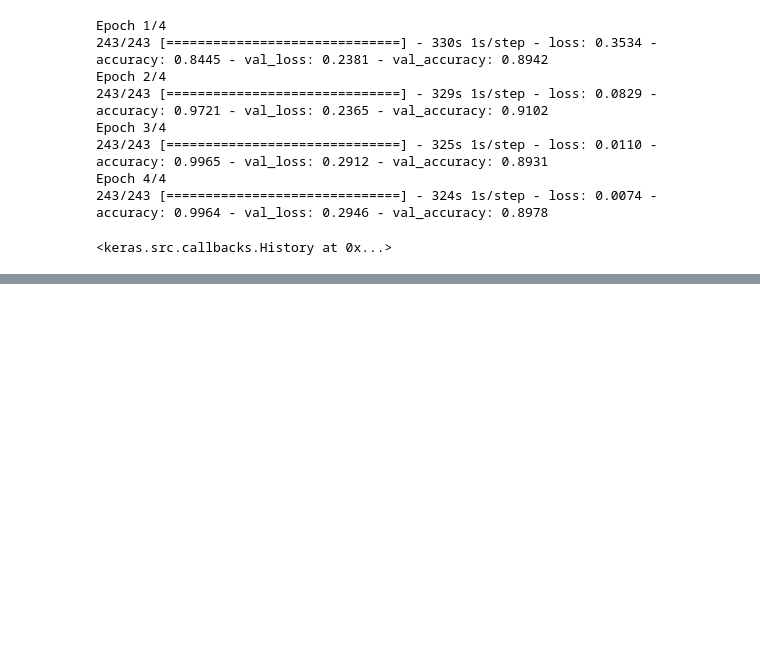
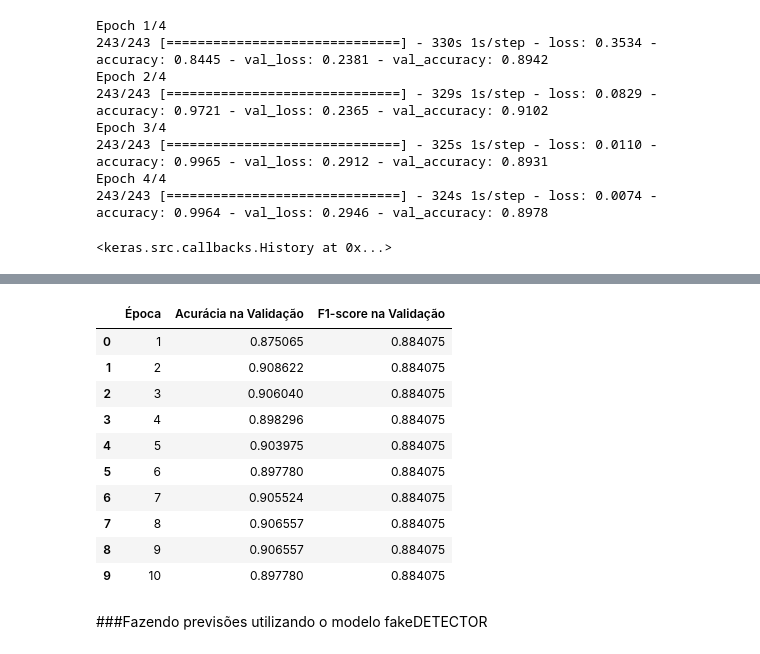
Before and after one commit to Edvandro-Nogueira/TCC-Univesp, a Jupyter notebook: TCC_Modelo_fakeDETECTOR.ipynb, the cells around one changed output, grey strips where cells are left out. Saved outputs shown, nothing was run; the diff lists cells and outputs as text; code cells hidden in the pictures; blank space fills up the shorter version.

```diff
--- a/TCC_Modelo_fakeDETECTOR.ipynb
+++ b/TCC_Modelo_fakeDETECTOR.ipynb
@@ -383,0 +584,30 @@ Epoch 2/2
+# %%
+#Resultado em um dataframe
+results3 = []
+
+for i, acc in enumerate(history3.history['accuracy']):
+    result = {
+        'Época': i + 1,
+        #'Acurácia no Treino': acc,
+        #'F1-score no Treino': train_f1_scores[i],
+        'Acurácia na Validação': history3.history['val_accuracy'][i],
+        'F1-score na Validação': val_f1_scores[i]
+    }
+    results3.append(result)
+
+df_results3 = pd.DataFrame(results3)
+df_results3
+# %% [output]
+|  | Época | Acurácia na Validação | F1-score na Validação |
+| 0 | 1 | 0.875065 | 0.884075 |
+| 1 | 2 | 0.908622 | 0.884075 |
+| 2 | 3 | 0.906040 | 0.884075 |
+| 3 | 4 | 0.898296 | 0.884075 |
+| 4 | 5 | 0.903975 | 0.884075 |
+| 5 | 6 | 0.897780 | 0.884075 |
+| 6 | 7 | 0.905524 | 0.884075 |
+| 7 | 8 | 0.906557 | 0.884075 |
+| 8 | 9 | 0.906557 | 0.884075 |
+| 9 | 10 | 0.897780 | 0.884075 |
+# %% [markdown]
+###Fazendo previsões utilizando o modelo fakeDETECTOR
```
Also changed, not shown: parts of 37 cells of this notebook.
